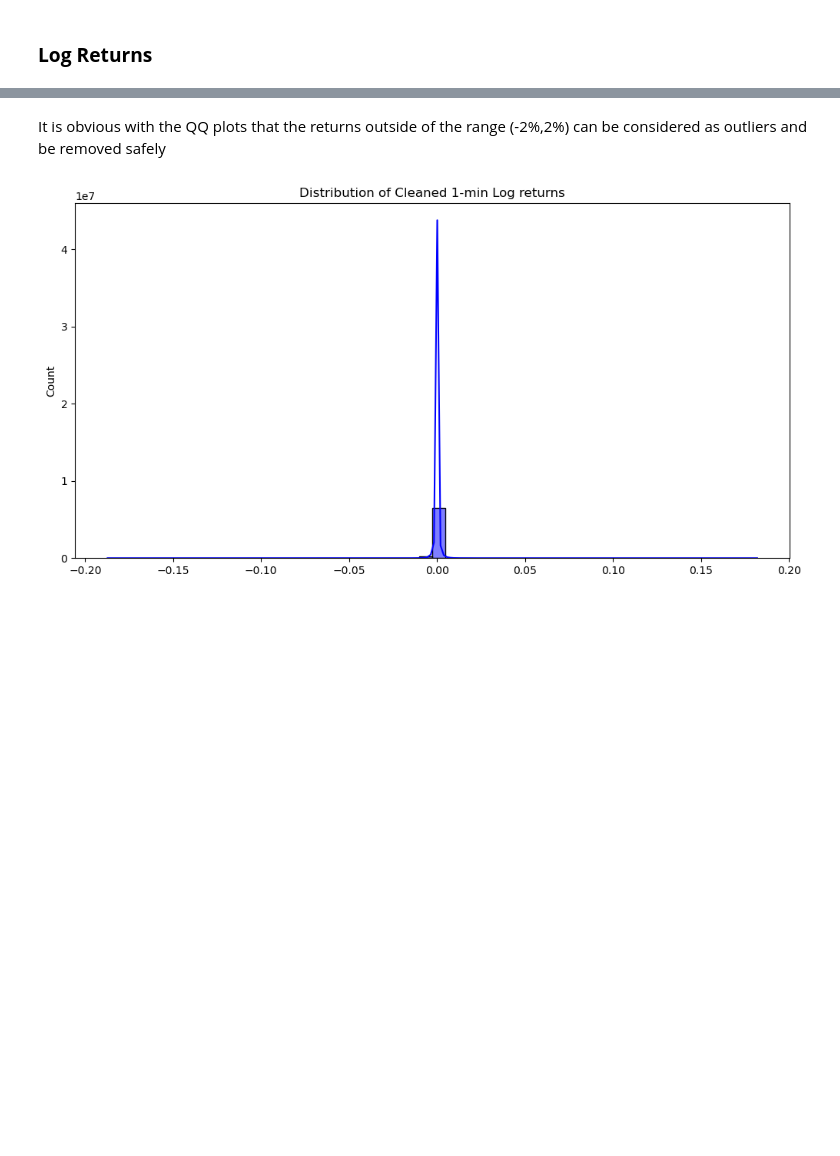
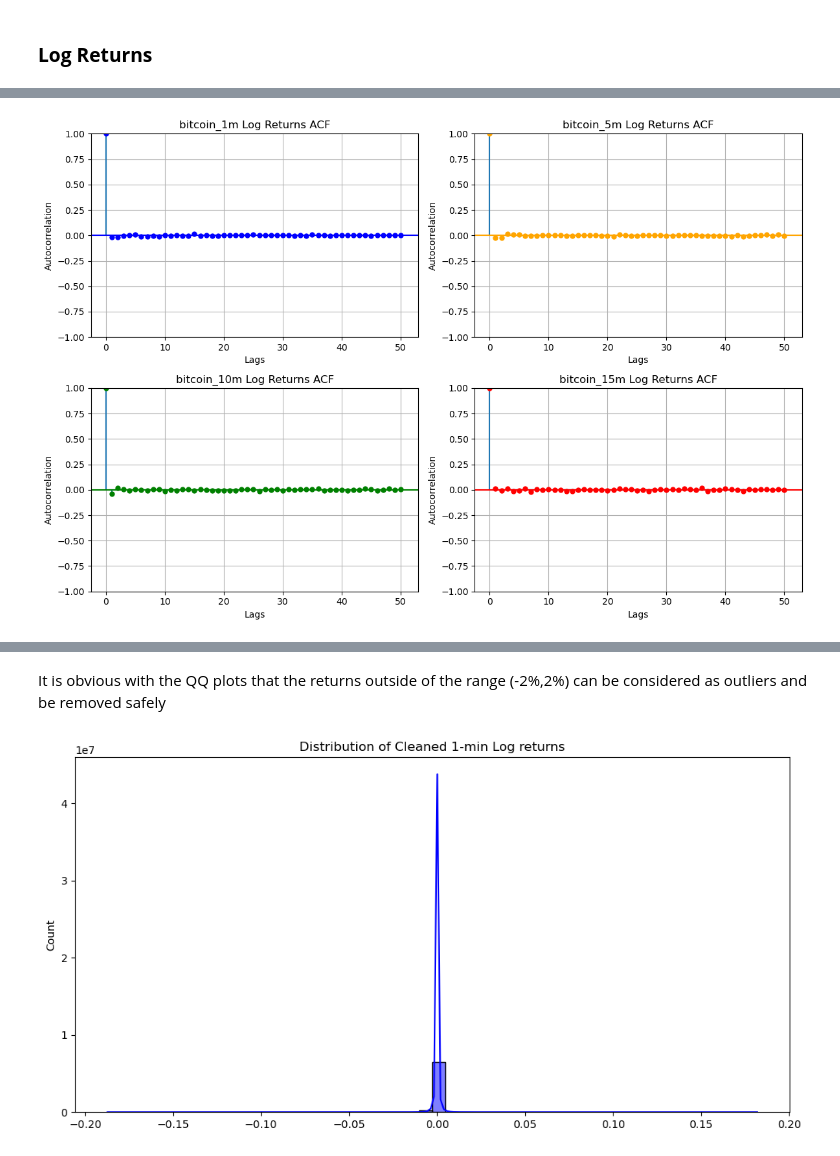
Before and after one commit to anthonymakarewicz/bitcoin-momentum-trading, a Jupyter notebook: main.ipynb, the cells around one changed output, grey strips where cells are left out. Saved outputs shown, nothing was run; the diff lists cells and outputs as text; code cells hidden in the pictures; blank space fills up the shorter version.

```diff
--- a/main.ipynb
+++ b/main.ipynb
@@ -402,0 +356,39 @@ plt.show()
+# %%
+def plot_acf_resampled(resampled_data, start=None, end=None, lags=50):
+    """
+    Plot ACF (Autocorrelation) for log returns of different resampled DataFrames.
+
+    Args:
+        resampled_data (dict): Dictionary of Polars DataFrames with log returns.
+        start (datetime, optional): Start date for filtering the data.
+        end (datetime, optional): End date for filtering the data.
+        lags (int): Number of lags to display in the ACF plot.
+    """
+    fig, axes = plt.subplots(2, 2, figsize=(12, 8))
+    axes = axes.flatten()
+
+    for ax, (interval, data) in zip(axes, resampled_data.items()):
+        # Filter data if start and end are provided
+        if start is not None:
+            data = data.filter(pl.col("Date") >= start)
+        if end is not None:
+            data = data.filter(pl.col("Date") <= end)
+
+        plot_acf(
+            data.select("log_returns"), lags=lags, ax=ax,
+            title=f"{interval} Log Returns ACF",
+            color=COLOR_MAP.get(interval, "gray")
+        )
+
+        ax.grid(True)
+        ax.set_xlabel("Lags")
+        ax.set_ylabel("Autocorrelation")
+
+    fig.tight_layout()
+    plt.show()
+
+start = datetime(2022, 1, 1)
+end = datetime(2023, 1, 1)
+plot_acf_resampled(resampled_bitcoin, start=start, end=end)
+# %% [output]
+[figure, added]
```
Also changed, not shown: parts of 15 cells of this notebook, 1 other file.
